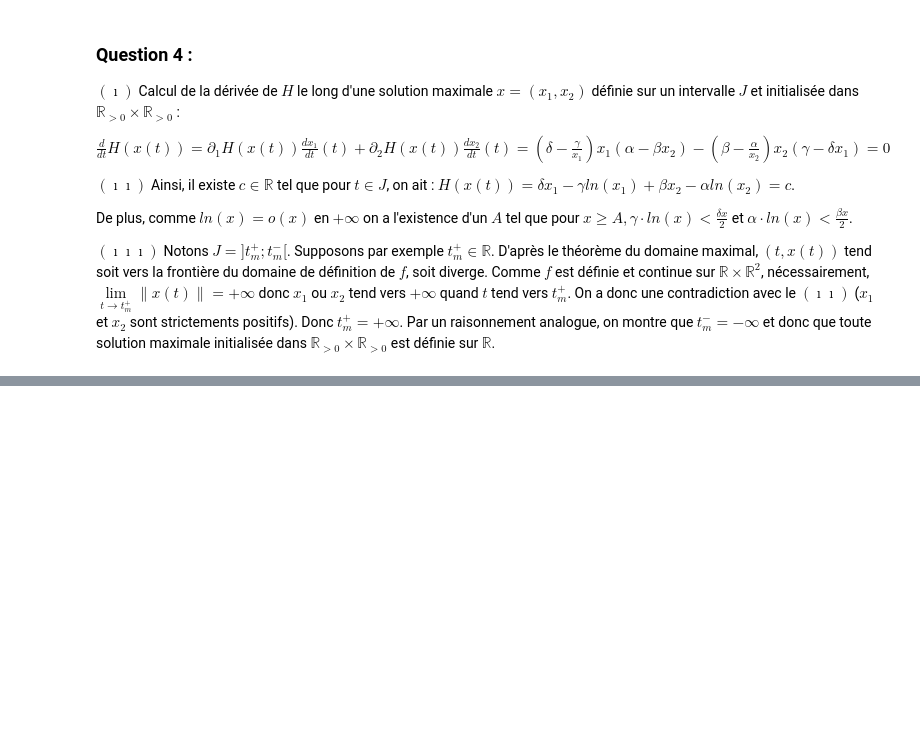
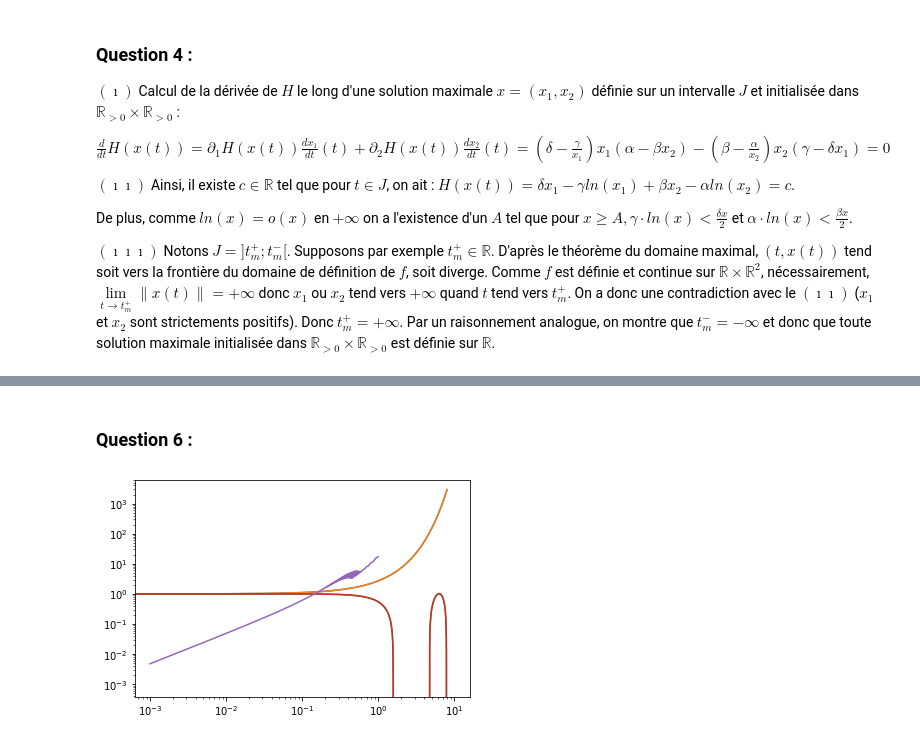
Before and after one commit to guillaumerichard2020/Proj-Num-2-Equa-diff, a Jupyter notebook: Projet Equations Différentielles .ipynb, the cells around one changed output, grey strips where cells are left out. Drawn from its saved outputs; the diff is of its cells as text; code cells hidden in the pictures; blank space fills up the shorter version.

```diff
--- a/Projet Equations Différentielles .ipynb
+++ b/Projet Equations Différentielles .ipynb
@@ -127,0 +181,52 @@ $(\imath\imath\imath)$ Notons $J=]t_m^+;t_m^-[$. Supposons par exemple $t_m^+ \i
+# %% [markdown]
+### Question 6 :
+# %%
+def solve_euler_explicit(f,x0,dt,t0,tf):
+    n=int((tf-t0)/dt)
+    t=np.zeros(n)
+    if type(x0) is int:
+        x=np.zeros(n)
+    else:
+        x=np.zeros((n,len(x0)))
+    t[0]=t0
+    x[0]=np.array(x0)
+    for i in range(1,n):
+        t[i]=t[i-1]+dt
+        x[i]=x[i-1]+dt*np.array(f(t[i-1],x[i-1]))
+    return t,x
+
+
+def f(t,x):
+    return x
+
+def f2(t,x):
+    return [-x[1],x[0]]
+
+t,x = solve_euler_explicit(f,1,0.01,0,8)
+
+plt.plot(t,x)
+plt.plot(t,np.exp(t))
+
+
+t,x = solve_euler_explicit(f2,[0,1],0.01,0,10)
+
+plt.plot(t,x[::,1])
+plt.plot(t,np.cos(t))
+
+#plt.plot(t,np.exp(t))
+
+def erreur(ech):
+    err=np.zeros(ech.size)
+    for i in range(ech.size):
+        t,x = solve_euler_explicit(f2,[0,1],ech[i],0,10)
+        err[i] = max(np.abs(x[::,1]-np.cos(t)))
+    return err
+
+ech=np.linspace(0.001,1,1000)
+
+plt.plot(ech,erreur(ech))
+
+plt.xscale('log')
+plt.yscale('log')
+# %% [output]
+[figure, added]
```
Also changed, not shown: parts of 12 cells of this notebook.
